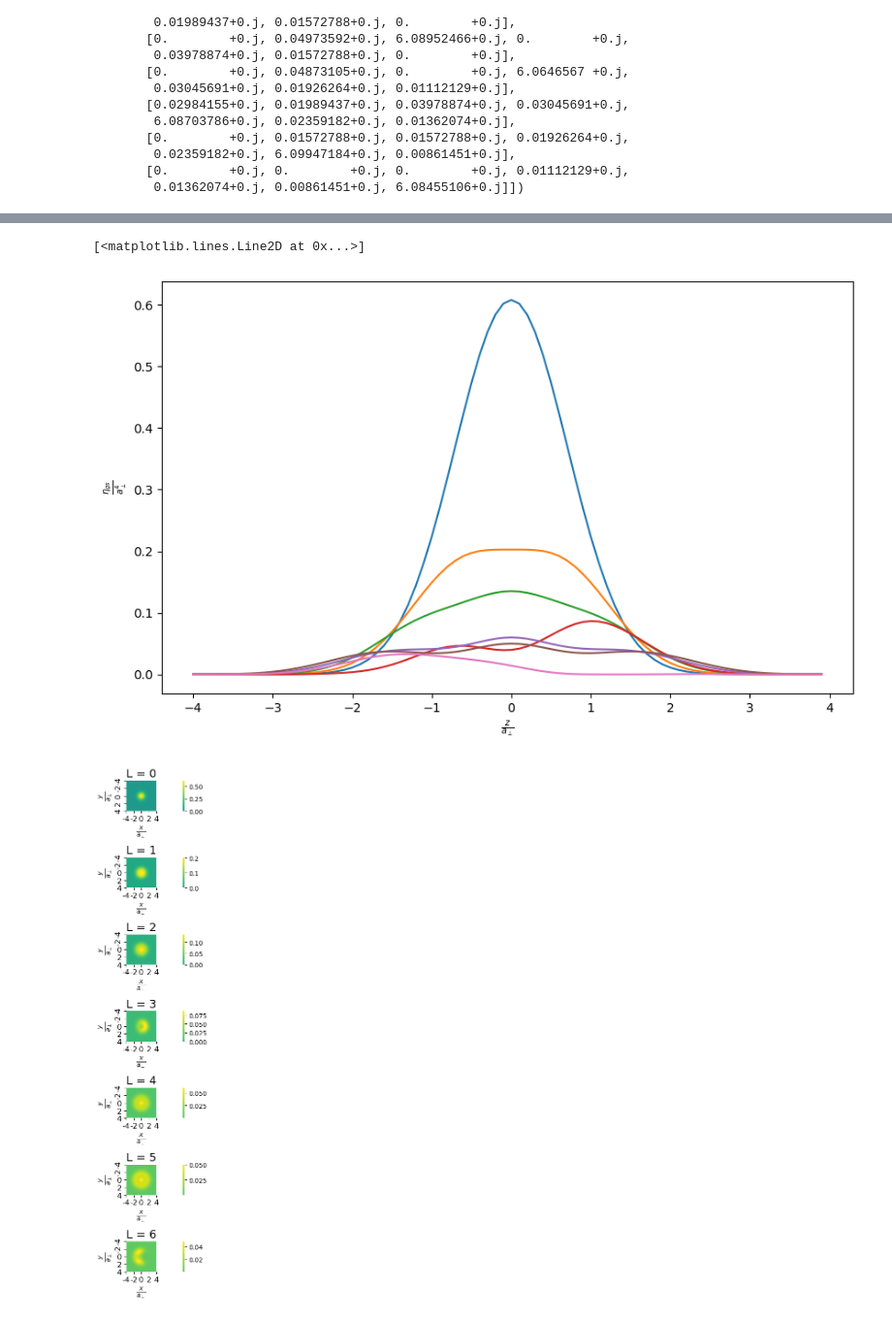
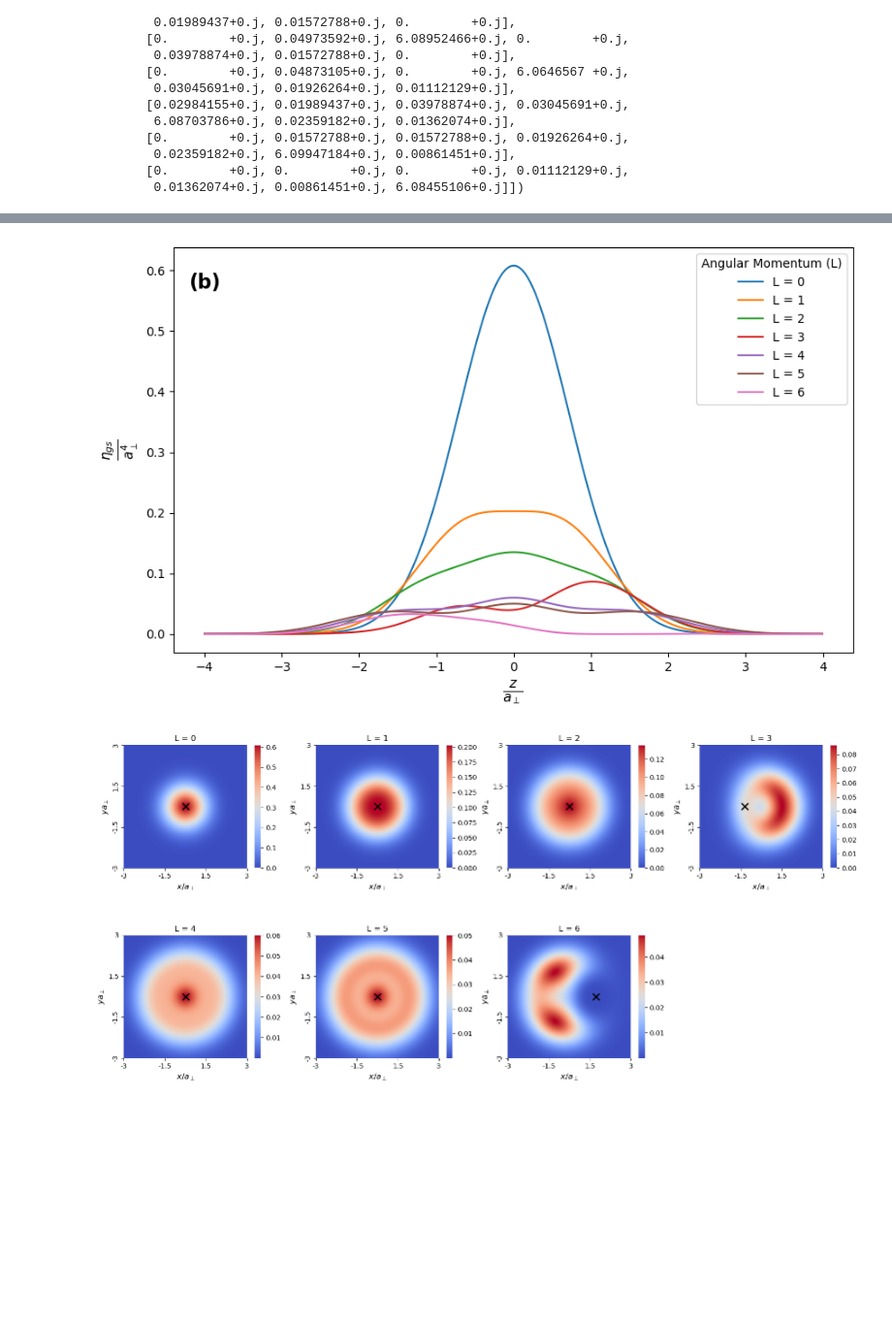
Before and after one commit to 6uillem/QSimulators, a Jupyter notebook: QSimul.ipynb, the cells around one changed output, grey strips where cells are left out. Shown at 97% size. Saved outputs shown, nothing was run; the diff lists cells and outputs as text; code cells hidden in the pictures; blank space fills up the shorter version.

```diff
--- a/QSimul.ipynb
+++ b/QSimul.ipynb
@@ -385,19 +402,20 @@ for l in tqdm(range(0,L+1)):
         k = len(fock_basis(N, l))
         pair[l,i] = pair_corr(eigenvectors[l,:k,0],N,l,z[i],z_max[l])
 # %%
+#1D plots of pair correlations
 plt.figure(figsize=(10, 6))
-plt.xlabel(r'$\frac{z}{a_{\perp}}$')
-plt.ylabel(r'$\frac{\eta_{gs}}{a_{\perp}^4}$')
-plt.plot(z,pair[0,:])
-plt.plot(z,pair[1,:])
-plt.plot(z,pair[2,:])
-plt.plot(z,pair[3,:])
-plt.plot(z,pair[4,:])
-plt.plot(z,pair[5,:])
-plt.plot(z,pair[6,:])
+plt.xlabel(r'$\frac{z}{a_{\perp}}$', fontsize = "16")
+plt.ylabel(r'$\frac{\eta_{gs}}{a_{\perp}^4}$', fontsize = "16")
+
+for L in range(7):
+    plt.plot(z, pair[L, :], label=f'L = {L}')
+
+# Mostrar la leyenda
+plt.legend(title='Angular Momentum (L)', loc='upper right')
+plt.text(-4.2, 0.57, '(b)', fontsize=16, fontweight='bold')
+plt.show()
 # %% [output]
-[<matplotlib.lines.Line2D at 0x...>]
-[figure, old version]
+[figure, new version]
 # %%
 #2D plot for the pair correlation for any distance and all values of L
 x = np.linspace(-4, 4, 400)
@@ -411,23 +429,33 @@ for l in range(0,L+1):
             PAIR1[l,im,re] = pair_corr(eigenvectors[l,:k,0],N,l,x[re]+1j*y[im],z_max[l])
 # %%
 #Making the 2D plots for the pair correlations for every L
-fig, axes = plt.subplots(7, 1, figsize=(12, 12))
+fig, axes = plt.subplots(2, 4, figsize=(16, 8))
 
 titles = ["L = 0", "L = 1", "L = 2", "L = 3", "L = 4", "L = 5", "L = 6"]
 
-for i, ax in enumerate(axes.flat):
-    sns.heatmap(PAIR1[i, :, :], cmap="viridis", cbar=True, cbar_kws={'label': ''}, square=True,
-                xticklabels=200, yticklabels=200, center=(np.min(z)+np.max(z))/2, ax=ax)
+# Flatten the axes and disable the last empty plot (position [1,3])
+axes = axes.flatten()
 
-    ax.set_xlabel(r"$\frac{x}{a_{\perp}}$", fontsize=15)
-    ax.set_ylabel(r"$\frac{y}{a_{\perp}}$", fontsize=15)
-    ax.set_xticks([0, 100, 200, 300, 400])
-    ax.set_xticklabels(["-4", "-2", "0", "2", "4"], fontsize=12)
-    ax.set_yticks([0, 100, 200, 300, 400])
-    ax.set_yticklabels(["-4", "-2", "0", "2", "4"], fontsize=12)
-    ax.set_title(titles[i], fontsize=18)
+for i in range(7):
+    ax = axes[i]
+    sns.heatmap(PAIR1[i, :, :], cmap="coolwarm", cbar=True, cbar_kws={'label': '', 'shrink': 0.7}, square=True,
+                xticklabels=200, yticklabels=200, center=(np.min(PAIR1[i,:,:])+np.max(PAIR1[i,:,:]))/2, ax=ax)
+
+    ax.set_xlabel(r"$x/a_{\perp}$", fontsize = "12")
+    ax.set_ylabel(r"$ya_{\perp}$", fontsize = "12")
+    ax.set_xlim(50, 350)
+    ax.set_ylim(50, 350)
+    ax.set_xticks([50, 150, 250, 350,])
+    ax.set_xticklabels(["-3", "-1.5", "1.5", "3"])
+    ax.set_yticks([50, 150, 250, 350])
+    ax.set_yticklabels(["-3", "-1.5", "1.5", "3"])
+    ax.set_title(titles[i])
+    ax.plot(int((z_max[i]+4)*400/8), 200, marker='x', markersize=10, color='black', mew=2)
+
+# Ocultamos el último subplot vacío
+fig.delaxes(axes[7])
 
 plt.tight_layout()
 plt.show()
 # %% [output]
-[figure, old version]
+[figure, new version]
```
Also changed, not shown: parts of 15 cells of this notebook.
